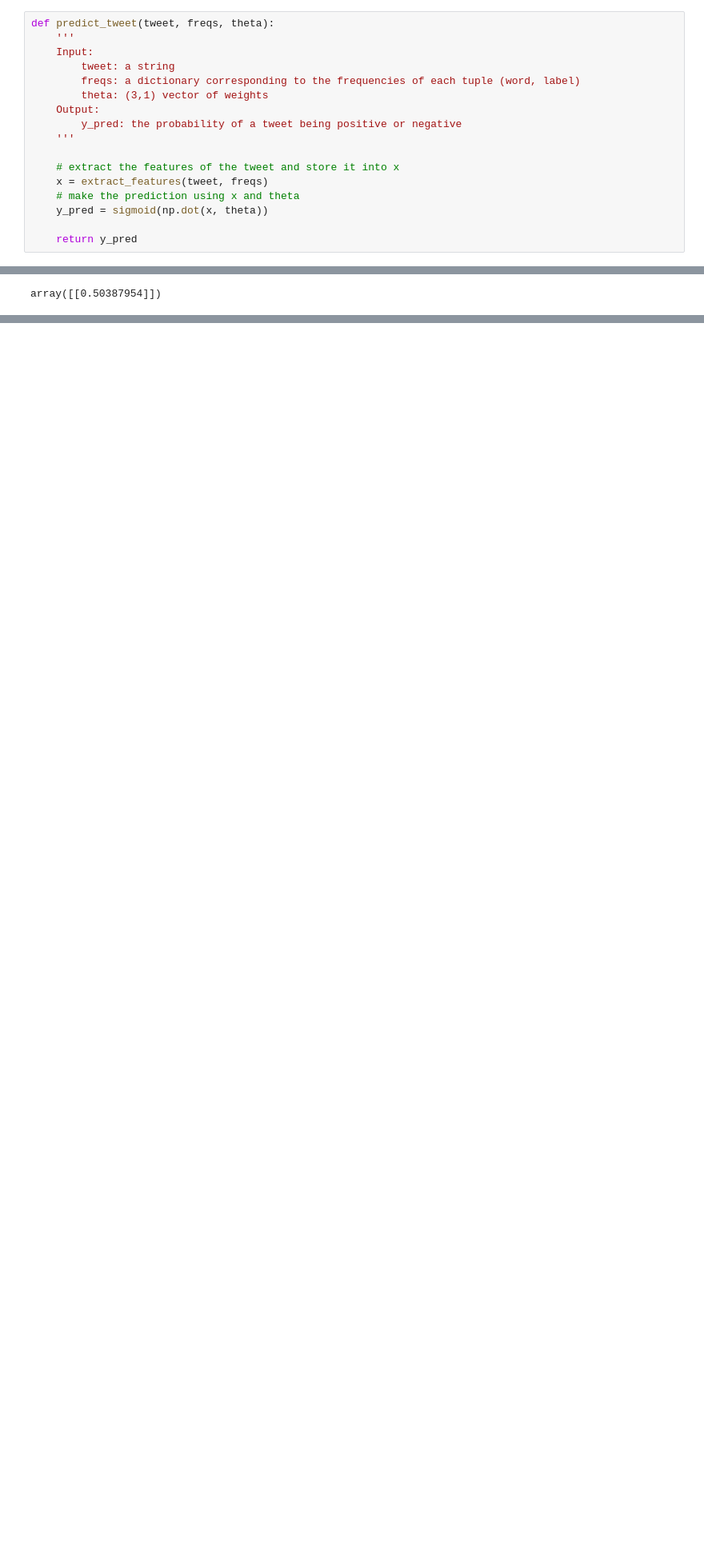
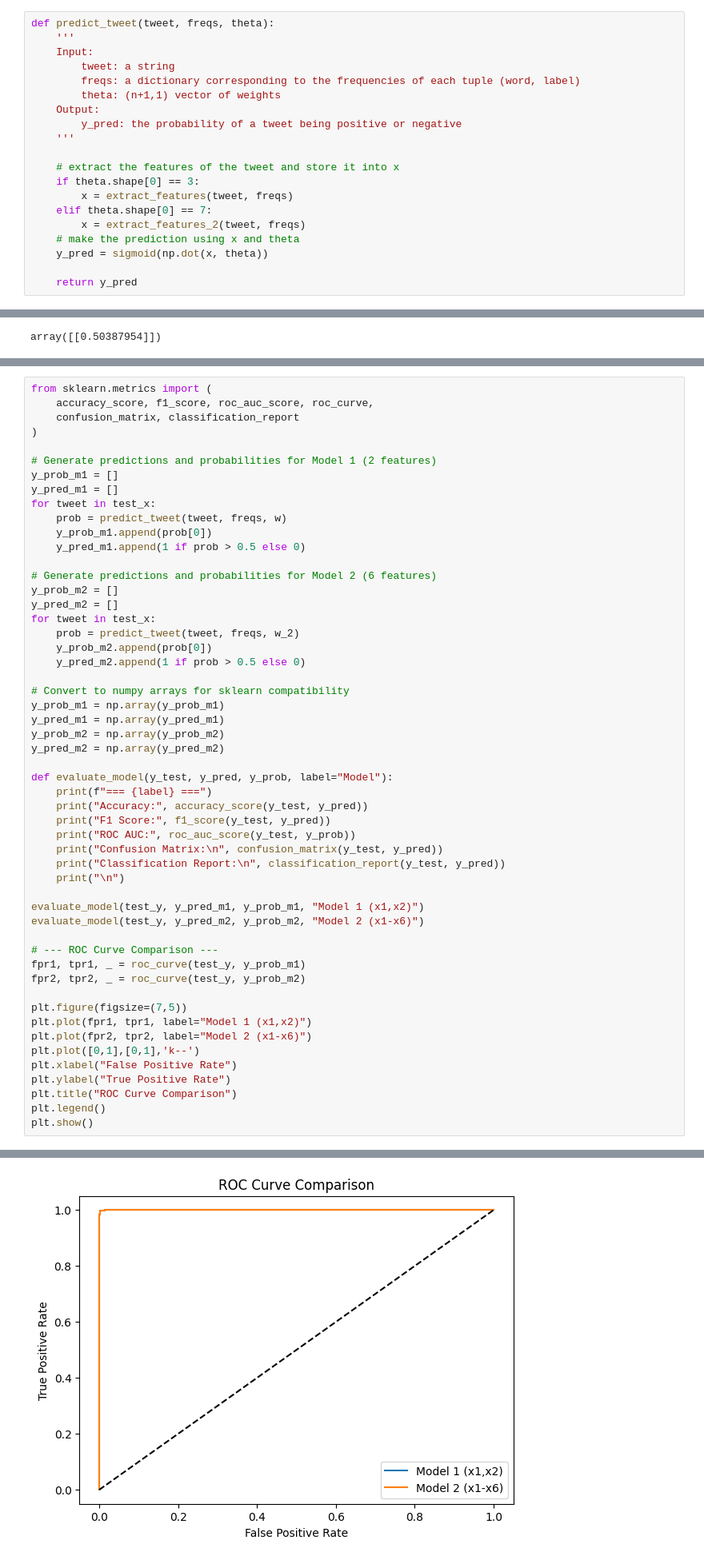
Before and after one commit to HelcurtLordno1/Machine_Learning_1_Group, a Jupyter notebook: sentiment_analysis_c1s1.ipynb, the cells around one changed output, grey strips where cells are left out. Shown at 80% size. Saved outputs shown, nothing was run; the diff lists cells and outputs as text; blank space fills up the shorter version.

```diff
--- a/sentiment_analysis_c1s1.ipynb
+++ b/sentiment_analysis_c1s1.ipynb
@@ -421,13 +514,16 @@ def predict_tweet(tweet, freqs, theta):
     Input:
         tweet: a string
         freqs: a dictionary corresponding to the frequencies of each tuple (word, label)
-        theta: (3,1) vector of weights
+        theta: (n+1,1) vector of weights
     Output:
         y_pred: the probability of a tweet being positive or negative
     '''
 
     # extract the features of the tweet and store it into x
-    x = extract_features(tweet, freqs)
+    if theta.shape[0] == 3:
+        x = extract_features(tweet, freqs)
+    elif theta.shape[0] == 7:
+        x = extract_features_2(tweet, freqs)
     # make the prediction using x and theta
     y_pred = sigmoid(np.dot(x, theta))
 
@@ -491,0 +593,54 @@ Logistic regression model's accuracy = 0.9945
+# %%
+from sklearn.metrics import (
+    accuracy_score, f1_score, roc_auc_score, roc_curve,
+    confusion_matrix, classification_report
+)
+
+# Generate predictions and probabilities for Model 1 (2 features)
+y_prob_m1 = []
+y_pred_m1 = []
+for tweet in test_x:
+    prob = predict_tweet(tweet, freqs, w)
+    y_prob_m1.append(prob[0])
+    y_pred_m1.append(1 if prob > 0.5 else 0)
+
+# Generate predictions and probabilities for Model 2 (6 features)
+y_prob_m2 = []
+y_pred_m2 = []
+for tweet in test_x:
+    prob = predict_tweet(tweet, freqs, w_2)
+    y_prob_m2.append(prob[0])
+    y_pred_m2.append(1 if prob > 0.5 else 0)
+
+# Convert to numpy arrays for sklearn compatibility
+y_prob_m1 = np.array(y_prob_m1)
+y_pred_m1 = np.array(y_pred_m1)
+y_prob_m2 = np.array(y_prob_m2)
+y_pred_m2 = np.array(y_pred_m2)
+
+def evaluate_model(y_test, y_pred, y_prob, label="Model"):
+    print(f"=== {label} ===")
+    print("Accuracy:", accuracy_score(y_test, y_pred))
+    print("F1 Score:", f1_score(y_test, y_pred))
+    print("ROC AUC:", roc_auc_score(y_test, y_prob))
+    print("Confusion Matrix:\n", confusion_matrix(y_test, y_pred))
+    print("Classification Report:\n", classification_report(y_test, y_pred))
+    print("\n")
+
+evaluate_model(test_y, y_pred_m1, y_prob_m1, "Model 1 (x1,x2)")
+evaluate_model(test_y, y_pred_m2, y_prob_m2, "Model 2 (x1-x6)")
+
+# --- ROC Curve Comparison ---
+fpr1, tpr1, _ = roc_curve(test_y, y_prob_m1)
+fpr2, tpr2, _ = roc_curve(test_y, y_prob_m2)
+
+plt.figure(figsize=(7,5))
+plt.plot(fpr1, tpr1, label="Model 1 (x1,x2)")
+plt.plot(fpr2, tpr2, label="Model 2 (x1-x6)")
+plt.plot([0,1],[0,1],'k--')
+plt.xlabel("False Positive Rate")
+plt.ylabel("True Positive Rate")
+plt.title("ROC Curve Comparison")
+plt.legend()
+plt.show()
+# %% [output]
@@ -491,0 +664 @@ Logistic regression model's accuracy = 0.9945
+[figure, added]
```
Also changed, not shown: parts of 14 cells of this notebook.
